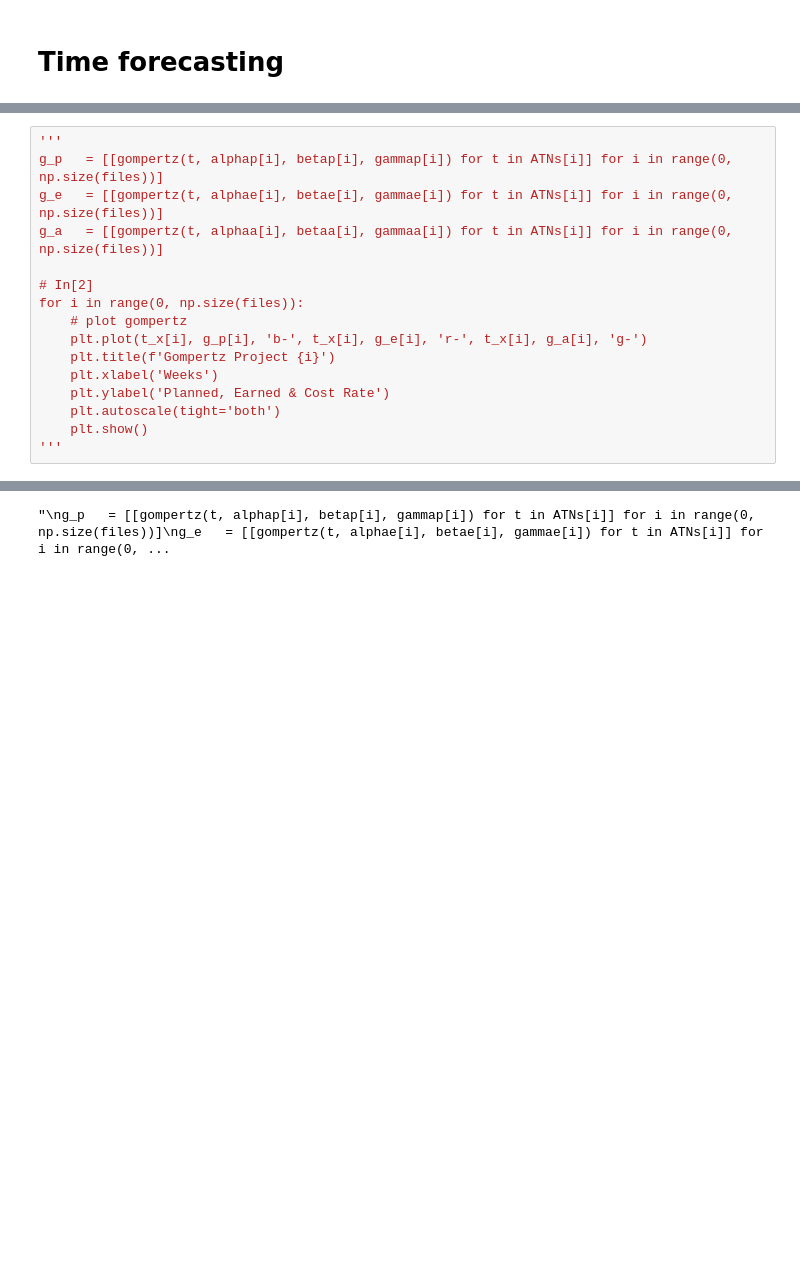
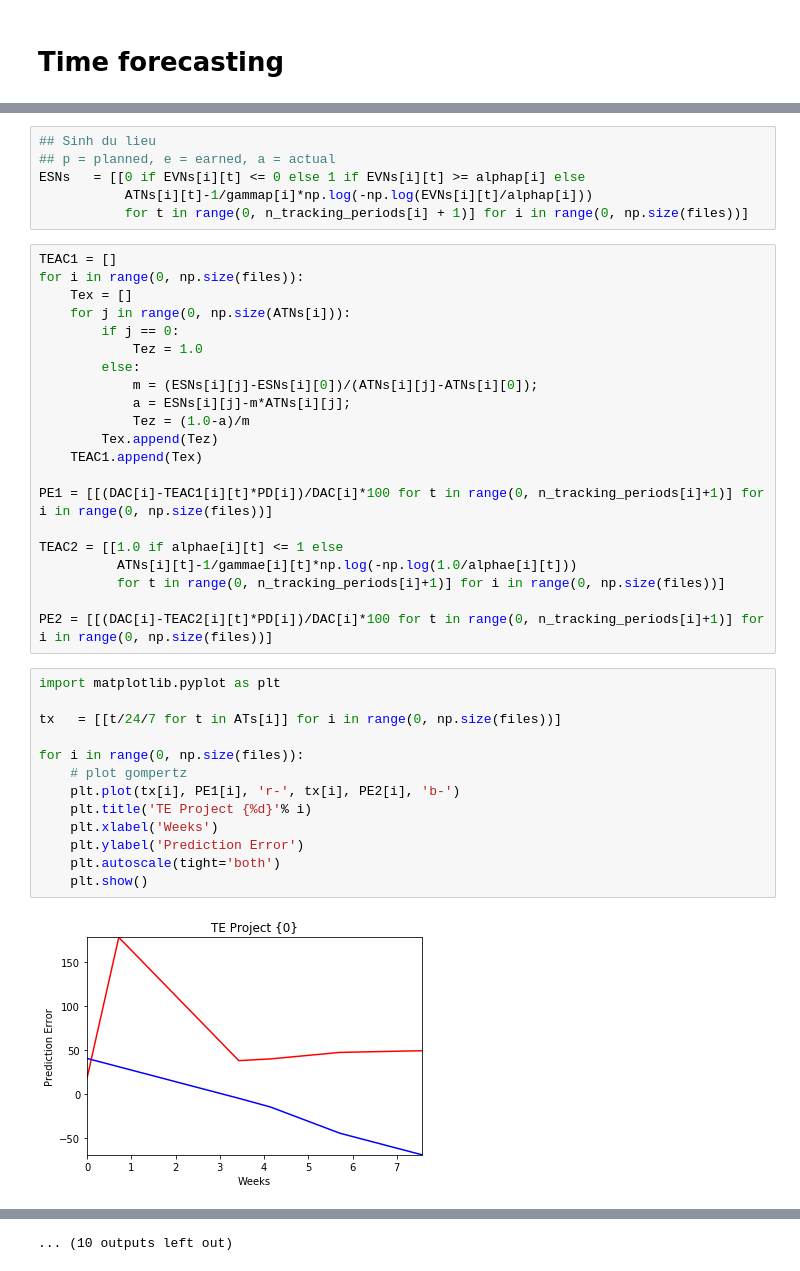
Before and after one commit to ljnk975/ktcnpm, a Jupyter notebook: time.ipynb, the cells around one changed output, grey strips where cells are left out. Drawn from its saved outputs; the diff is of its cells as text; blank space fills up the shorter version.

```diff
--- a/time.ipynb
+++ b/time.ipynb
@@ -301,17 +320,42 @@ Project:  20
+# %%
+## Sinh du lieu
+## p = planned, e = earned, a = actual
+ESNs   = [[0 if EVNs[i][t] <= 0 else 1 if EVNs[i][t] >= alphap[i] else
+           ATNs[i][t]-1/gammap[i]*np.log(-np.log(EVNs[i][t]/alphap[i]))
+           for t in range(0, n_tracking_periods[i] + 1)] for i in range(0, np.size(files))]
+# %%
+TEAC1 = []
+for i in range(0, np.size(files)):
+    Tex = []
+    for j in range(0, np.size(ATNs[i])):
+        if j == 0:
+            Tez = 1.0
+        else:
+            m = (ESNs[i][j]-ESNs[i][0])/(ATNs[i][j]-ATNs[i][0]);
+            a = ESNs[i][j]-m*ATNs[i][j];
+            Tez = (1.0-a)/m
+        Tex.append(Tez)
+    TEAC1.append(Tex)
+
+PE1 = [[(DAC[i]-TEAC1[i][t]*PD[i])/DAC[i]*100 for t in range(0, n_tracking_periods[i]+1)] for i in range(0, np.size(files))]
+
+TEAC2 = [[1.0 if alphae[i][t] <= 1 else
+          ATNs[i][t]-1/gammae[i][t]*np.log(-np.log(1.0/alphae[i][t]))
+          for t in range(0, n_tracking_periods[i]+1)] for i in range(0, np.size(files))]
+
+PE2 = [[(DAC[i]-TEAC2[i][t]*PD[i])/DAC[i]*100 for t in range(0, n_tracking_periods[i]+1)] for i in range(0, np.size(files))]
 # %%
-'''
-g_p   = [[gompertz(t, alphap[i], betap[i], gammap[i]) for t in ATNs[i]] for i in range(0, np.size(files))]
-g_e   = [[gompertz(t, alphae[i], betae[i], gammae[i]) for t in ATNs[i]] for i in range(0, np.size(files))]
-g_a   = [[gompertz(t, alphaa[i], betaa[i], gammaa[i]) for t in ATNs[i]] for i in range(0, np.size(files))]
+import matplotlib.pyplot as plt
 
-# In[2]
+tx   = [[t/24/7 for t in ATs[i]] for i in range(0, np.size(files))]
+
 for i in range(0, np.size(files)):
     # plot gompertz
-    plt.plot(t_x[i], g_p[i], 'b-', t_x[i], g_e[i], 'r-', t_x[i], g_a[i], 'g-')
-    plt.title(f'Gompertz Project {i}')
+    plt.plot(tx[i], PE1[i], 'r-', tx[i], PE2[i], 'b-')
+    plt.title('TE Project {%d}'% i)
     plt.xlabel('Weeks')
-    plt.ylabel('Planned, Earned & Cost Rate')
+    plt.ylabel('Prediction Error')
     plt.autoscale(tight='both')
     plt.show()
-'''
 # %% [output]
+[figure, added]
@@ -318 +373 @@ for i in range(0, np.size(files)):
-"\ng_p   = [[gompertz(t, alphap[i], betap[i], gammap[i]) for t in ATNs[i]] for i in range(0, np.size(files))]\ng_e   = [[gompertz(t, alphae[i], betae[i], gammae[i]) for t in ATNs[i]] for i in range(0, ...
+... (10 outputs left out)
```
Also changed, not shown: parts of 12 cells of this notebook.
